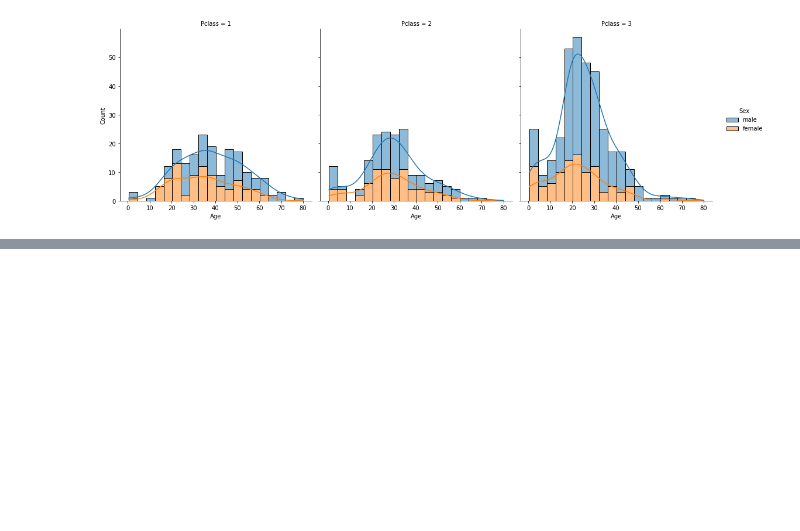
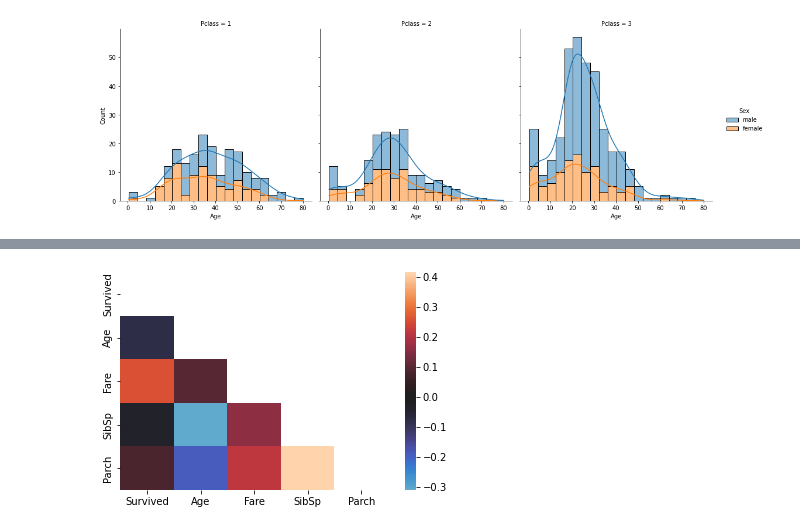
Before and after one commit to JunzhongLin/Kaggle_Contest, a Jupyter notebook: Titanic/titanic_explore.ipynb, the cells around one changed output, grey strips where cells are left out. Saved outputs shown, nothing was run; the diff lists cells and outputs as text; code cells hidden in the pictures; blank space fills up the shorter version.

```diff
--- a/Titanic/titanic_explore.ipynb
+++ b/Titanic/titanic_explore.ipynb
@@ -109,0 +102,6 @@ Categories (10, interval[int64, left]): [[0, 5) < [5, 10) < [10, 15) < [15, 20)
+# %%
+mask = np.zeros_like(corr)
+mask[np.triu_indices_from(mask)] = True
+g = sns.heatmap(corr, mask=mask, center=0)
+# %% [output]
+[figure, added]
```
Also changed, not shown: parts of 19 cells of this notebook.
